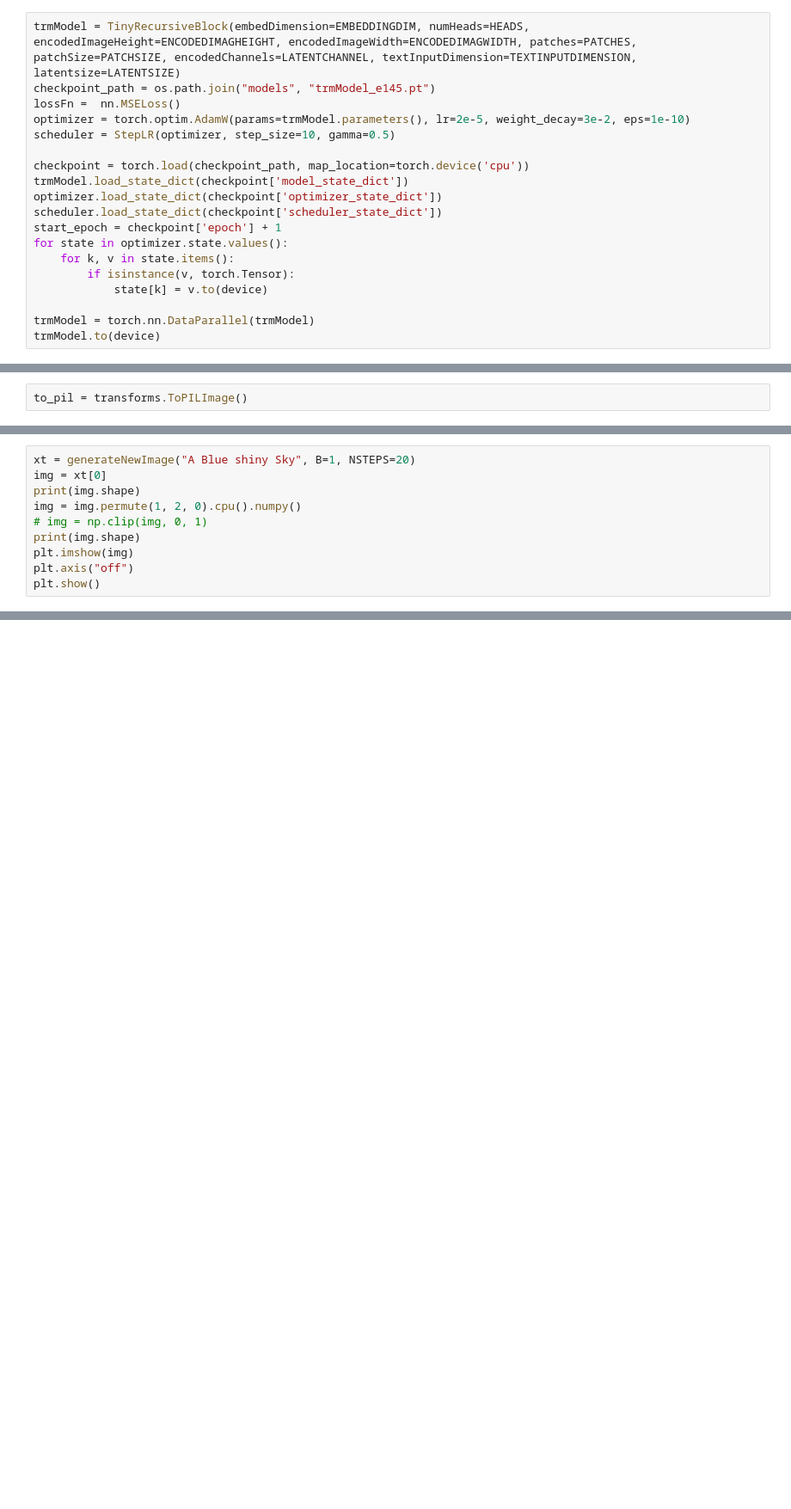
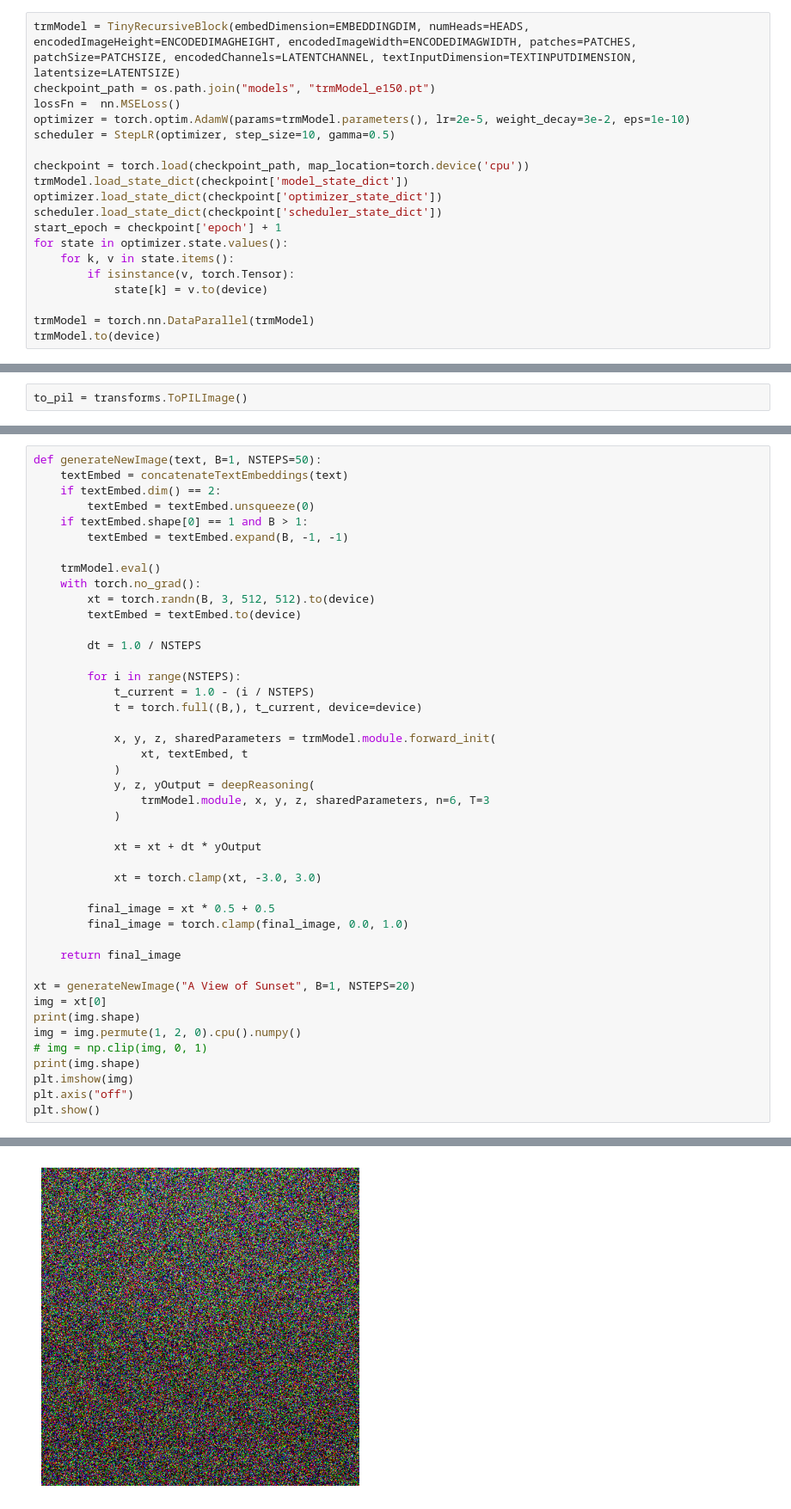
Before and after one commit to Ishushan02/Tiny-Recursive-Model-for-Text-To-Image-Generation, a Jupyter notebook: 6_ImageGeneration.ipynb, the cells around one changed output, grey strips where cells are left out. Shown at 86% size. Saved outputs shown, nothing was run; the diff lists cells and outputs as text; blank space fills up the shorter version.

Commit message:
Generating the Image

```diff
--- a/6_ImageGeneration.ipynb
+++ b/6_ImageGeneration.ipynb
@@ -450,7 +451,7 @@ def perceptualLoss(pred, target):
     return perceptualoss
 # %%
 trmModel = TinyRecursiveBlock(embedDimension=EMBEDDINGDIM, numHeads=HEADS, encodedImageHeight=ENCODEDIMAGHEIGHT, encodedImageWidth=ENCODEDIMAGWIDTH, patches=PATCHES, patchSize=PATCHSIZE, encodedChannels=LATENTCHANNEL, textInputDimension=TEXTINPUTDIMENSION, latentsize=LATENTSIZE)
-checkpoint_path = os.path.join("models", "trmModel_e145.pt")
+checkpoint_path = os.path.join("models", "trmModel_e150.pt")
 lossFn =  nn.MSELoss()
 optimizer = torch.optim.AdamW(params=trmModel.parameters(), lr=2e-5, weight_decay=3e-2, eps=1e-10)
 scheduler = StepLR(optimizer, step_size=10, gamma=0.5)
@@ -564,10 +532,0 @@ def generateNewImage(text, B=1, NSTEPS=50):
-# %%
-xt = generateNewImage("A Blue shiny Sky", B=1, NSTEPS=20)
-img = xt[0]
-print(img.shape)
-img = img.permute(1, 2, 0).cpu().numpy()
-# img = np.clip(img, 0, 1)
-print(img.shape)
-plt.imshow(img)
-plt.axis("off")
-plt.show()
@@ -585,0 +533,45 @@ plt.axis('off')
+# %%
+def generateNewImage(text, B=1, NSTEPS=50):
+    textEmbed = concatenateTextEmbeddings(text)
+    if textEmbed.dim() == 2:
+        textEmbed = textEmbed.unsqueeze(0)
+    if textEmbed.shape[0] == 1 and B > 1:
+        textEmbed = textEmbed.expand(B, -1, -1)
+
+    trmModel.eval()
+    with torch.no_grad():
+        xt = torch.randn(B, 3, 512, 512).to(device)
+        textEmbed = textEmbed.to(device)
+
+        dt = 1.0 / NSTEPS
+
+        for i in range(NSTEPS):
+            t_current = 1.0 - (i / NSTEPS)
+            t = torch.full((B,), t_current, device=device)
+
+            x, y, z, sharedParameters = trmModel.module.forward_init(
+                xt, textEmbed, t
+            )
+            y, z, yOutput = deepReasoning(
+                trmModel.module, x, y, z, sharedParameters, n=6, T=3
+            )
+
+            xt = xt + dt * yOutput
+
+            xt = torch.clamp(xt, -3.0, 3.0)
+
+        final_image = xt * 0.5 + 0.5
+        final_image = torch.clamp(final_image, 0.0, 1.0)
+
+    return final_image
+
+xt = generateNewImage("A View of Sunset", B=1, NSTEPS=20)
+img = xt[0]
+print(img.shape)
+img = img.permute(1, 2, 0).cpu().numpy()
+# img = np.clip(img, 0, 1)
+print(img.shape)
+plt.imshow(img)
+plt.axis("off")
+plt.show()
+# %% [output]
@@ -585,0 +581 @@ plt.axis('off')
+[figure, added]
```
Also changed, not shown: parts of 5 cells of this notebook.
